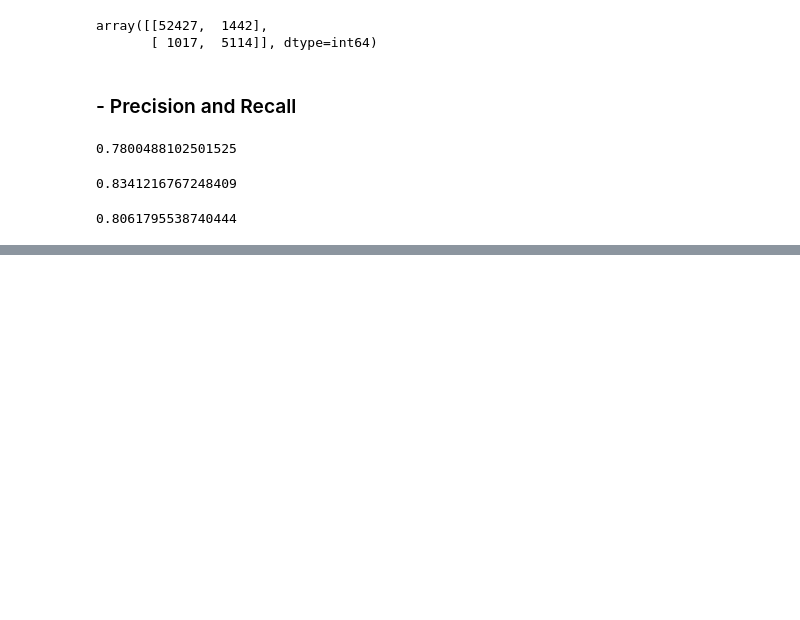
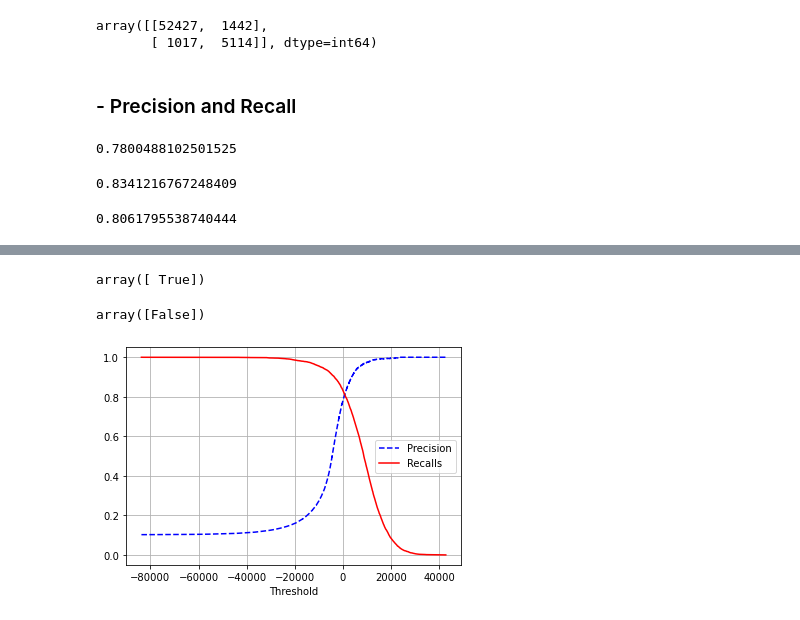
Before and after one commit to Kunvuthi/hands-on-machine-learning, a Jupyter notebook: ch3 - classifications.ipynb, the cells around one changed output, grey strips where cells are left out. Drawn from its saved outputs; the diff is of its cells as text; code cells hidden in the pictures; blank space fills up the shorter version.

Commit message:
update on precision and recall trade off

```diff
--- a/ch3 - classifications.ipynb
+++ b/ch3 - classifications.ipynb
@@ -193,0 +208,16 @@ f1_score(y_train_3, y_train_pred)
+# %%
+## if the threshold is at 0, then the prediction would say the some_number is a 3. (which is true)
+
+threshold = 0
+y_some_number_pred = (y_scores > threshold)
+y_some_number_pred
+# %% [output]
+array([ True])
+# %%
+## if we increase the threshold to 8000, then the prediction would say some_number isn't a 3.
+
+threshold = 8000
+y_some_number_pred = (y_scores > threshold)
+y_some_number_pred
+# %% [output]
+array([False])
@@ -193,0 +228,20 @@ f1_score(y_train_3, y_train_pred)
+# %%
+## first use cross_val_predict
+
+y_scores = cross_val_predict(sgd_clf, x_train, y_train_3, cv=3, method='decision_function')
+# %%
+from sklearn.metrics import precision_recall_curve
+
+precisions, recalls, thresholds = precision_recall_curve(y_train_3, y_scores)
+# %%
+def plot_precision_recall_vs_threshold(precisions, recalls, thresholds):
+    plt.plot(thresholds, precisions[:-1], "b--", label="Precision")
+    plt.plot(thresholds, recalls[:-1], "r-", label="Recalls")
+    plt.legend()
+    plt.xlabel('Threshold')
+    plt.grid()
+
+plot_precision_recall_vs_threshold(precisions, recalls, thresholds)
+plt.show()
+# %% [output]
+[figure, added]
```
Also changed, not shown: parts of 9 cells of this notebook, 1 other file.
